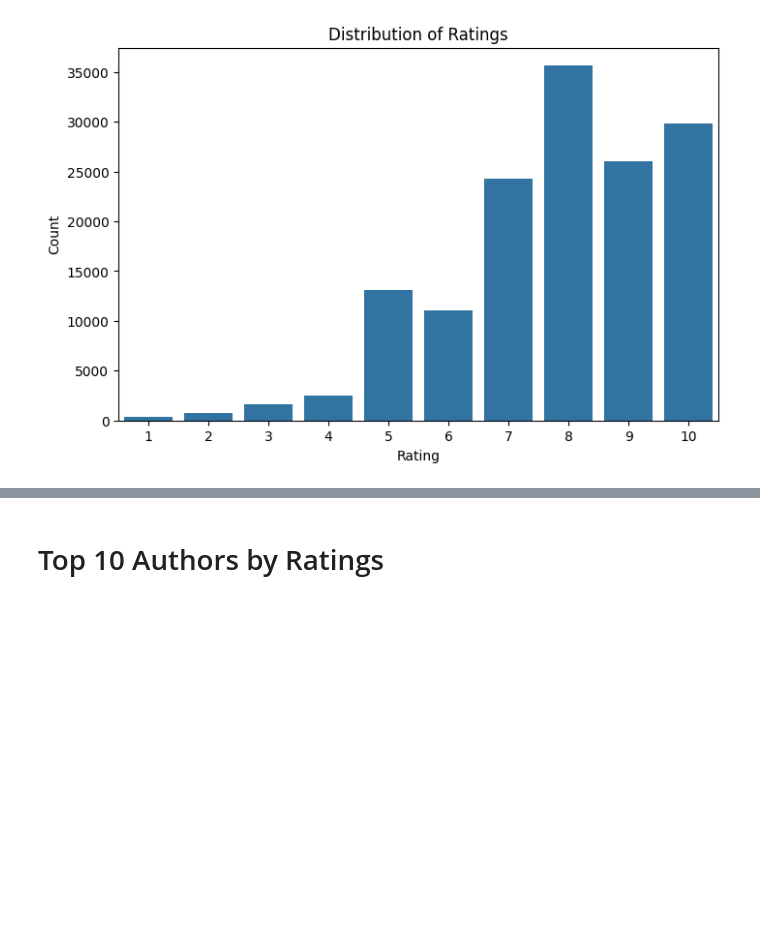
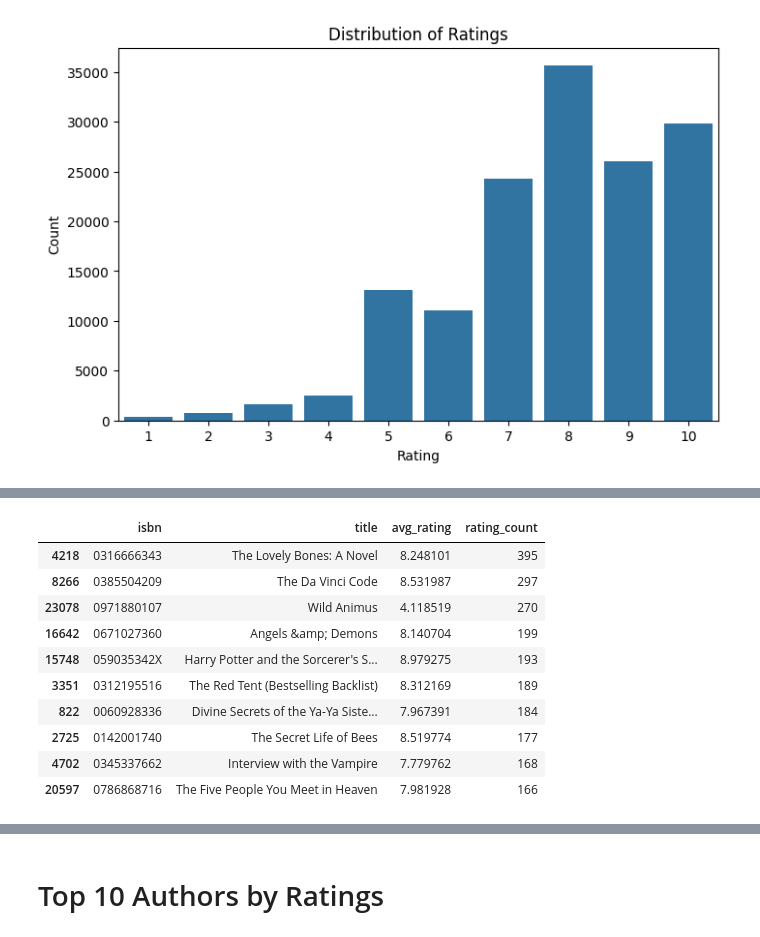
Before and after one commit to AhmedMagdi2003/GTC-Book-Recommendation-System, a Jupyter notebook: data_collecting_prepare/exploratory_data_analysis.ipynb, the cells around one changed output, grey strips where cells are left out. Saved outputs shown, nothing was run; the diff lists cells and outputs as text; code cells hidden in the pictures; blank space fills up the shorter version.

```diff
--- a/data_collecting_prepare/exploratory_data_analysis.ipynb
+++ b/data_collecting_prepare/exploratory_data_analysis.ipynb
@@ -79,2 +82,18 @@ Name: count, dtype: int64
+# %%
+# top 10 books
+top_books = books_state.sort_values(by='rating_count',ascending=False).head(10)
+top_books
+# %% [output]
+|  | isbn | title | avg_rating | rating_count |
+| 4218 | 0316666343 | The Lovely Bones: A Novel | 8.248101 | 395 |
+| 8266 | 0385504209 | The Da Vinci Code | 8.531987 | 297 |
+| 23078 | 0971880107 | Wild Animus | 4.118519 | 270 |
+| 16642 | 0671027360 | Angels &amp; Demons | 8.140704 | 199 |
+| 15748 | 059035342X | Harry Potter and the Sorcerer's S... | 8.979275 | 193 |
+| 3351 | 0312195516 | The Red Tent (Bestselling Backlist) | 8.312169 | 189 |
+| 822 | 0060928336 | Divine Secrets of the Ya-Ya Siste... | 7.967391 | 184 |
+| 2725 | 0142001740 | The Secret Life of Bees | 8.519774 | 177 |
+| 4702 | 0345337662 | Interview with the Vampire | 7.779762 | 168 |
+| 20597 | 0786868716 | The Five People You Meet in Heaven | 7.981928 | 166 |
 # %%
 plt.figure(figsize=(10,5))
```
Also changed, not shown: parts of 4 cells of this notebook.
